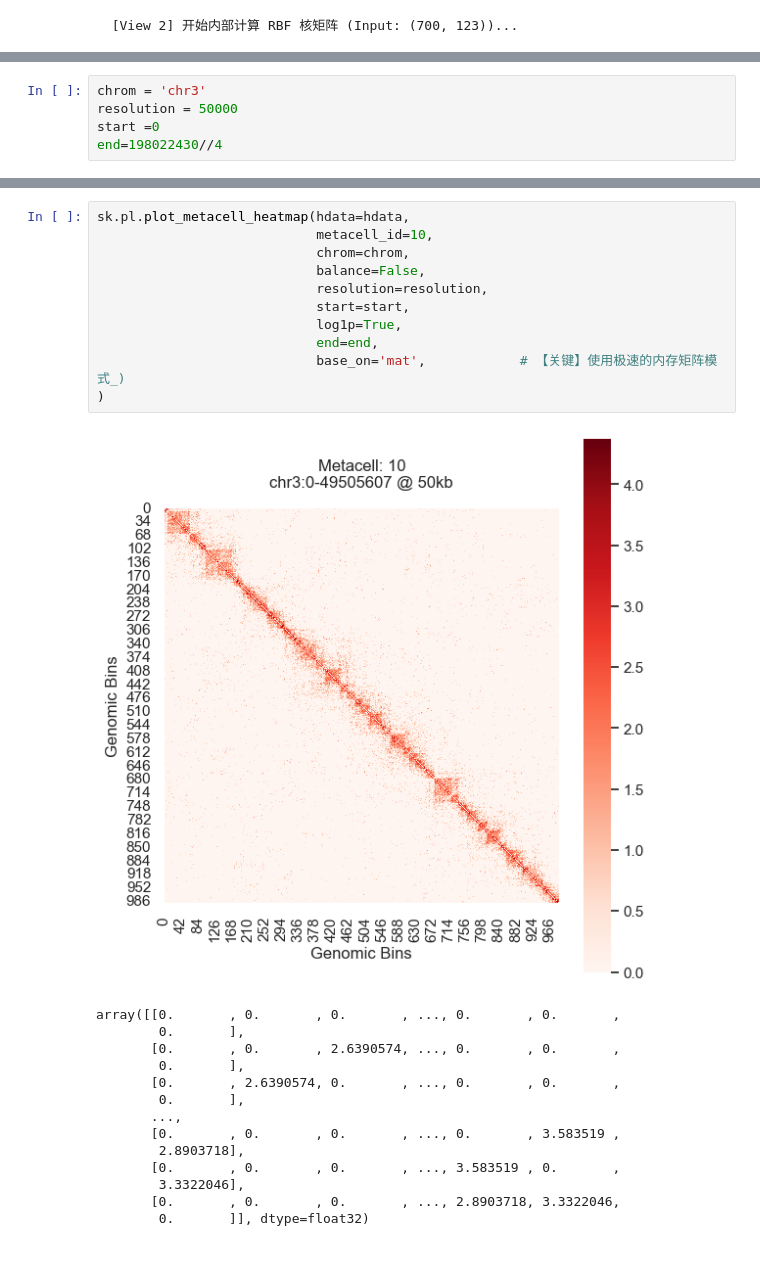
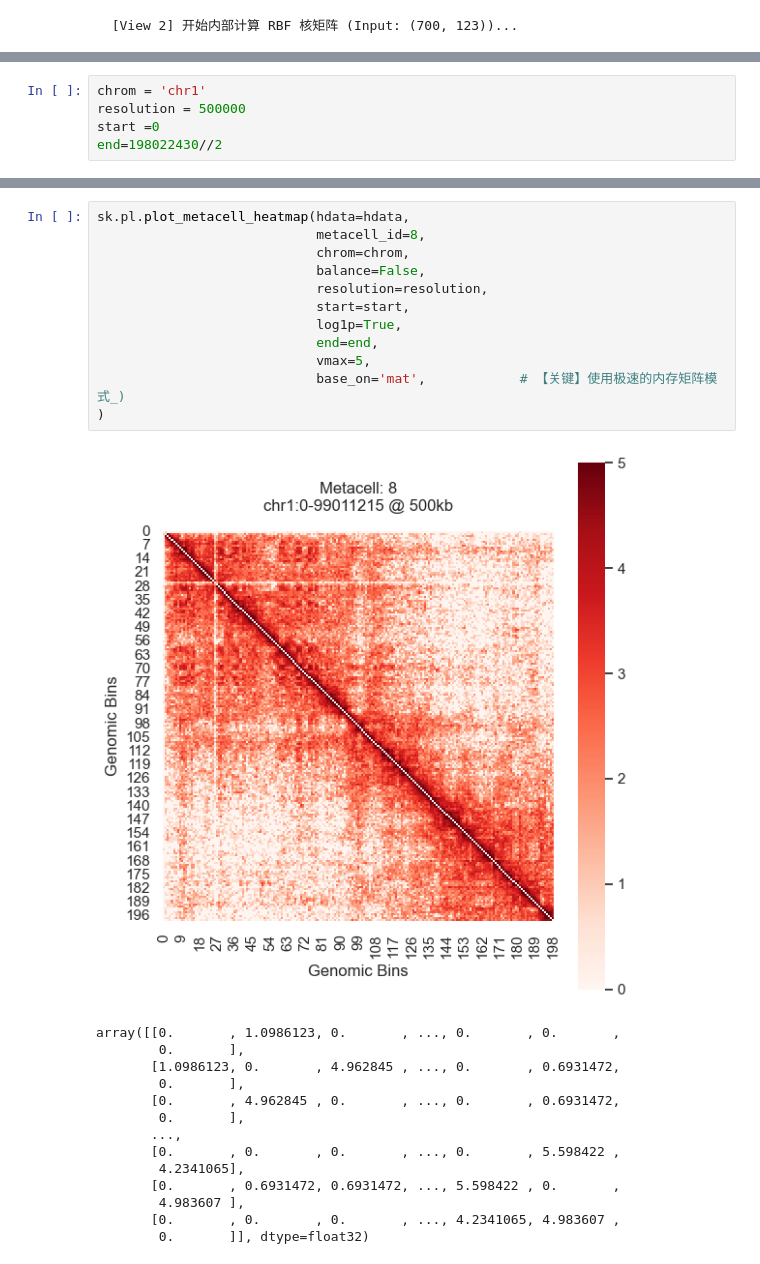
Before and after one commit to CCCKW/hstack, a Jupyter notebook: test.ipynb, the cells around one changed output, grey strips where cells are left out. Saved outputs shown, nothing was run; the diff lists cells and outputs as text.

```diff
--- a/test.ipynb
+++ b/test.ipynb
@@ -266,8 +267,8 @@ sk.pl.plot_metacells2(hdata, resolution=1000000, title="Final Metacell Positions
 # %%
-chrom = 'chr3'
-resolution = 50000
+chrom = 'chr1'
+resolution = 500000
 start =0
-end=198022430//4
+end=198022430//2
 # %%
 sk.tl.aggregate_metacell_pairs(hdata,  n_jobs=2, force_aggregate=False,
                              convert_to_cool=True, convert_to_mcool=True,
@@ -337,27 +341,28 @@ array([[0.        , 0.        , 0.        , ..., 0.        , 0.        ,
         0.        ]])
 # %%
 sk.pl.plot_metacell_heatmap(hdata=hdata,
-                            metacell_id=10,
+                            metacell_id=8,
                             chrom=chrom,
                             balance=False,
                             resolution=resolution,
                             start=start,
                             log1p=True,
                             end=end,
+                            vmax=5,
                             base_on='mat',            # 【关键】使用极速的内存矩阵模式_)
 )
 # %% [output]
-[figure, old version]
+[figure, new version]
-array([[0.       , 0.       , 0.       , ..., 0.       , 0.       ,
+array([[0.       , 1.0986123, 0.       , ..., 0.       , 0.       ,
         0.       ],
-       [0.       , 0.       , 2.6390574, ..., 0.       , 0.       ,
+       [1.0986123, 0.       , 4.962845 , ..., 0.       , 0.6931472,
         0.       ],
-       [0.       , 2.6390574, 0.       , ..., 0.       , 0.       ,
+       [0.       , 4.962845 , 0.       , ..., 0.       , 0.6931472,
         0.       ],
        ...,
-       [0.       , 0.       , 0.       , ..., 0.       , 3.583519 ,
-        2.8903718],
-       [0.       , 0.       , 0.       , ..., 3.583519 , 0.       ,
-        3.3322046],
-       [0.       , 0.       , 0.       , ..., 2.8903718, 3.3322046,
+       [0.       , 0.       , 0.       , ..., 0.       , 5.598422 ,
+        4.2341065],
+       [0.       , 0.6931472, 0.6931472, ..., 5.598422 , 0.       ,
+        4.983607 ],
+       [0.       , 0.       , 0.       , ..., 4.2341065, 4.983607 ,
         0.       ]], dtype=float32)
```
Also changed, not shown: parts of 18 cells of this notebook, 15 other files.
